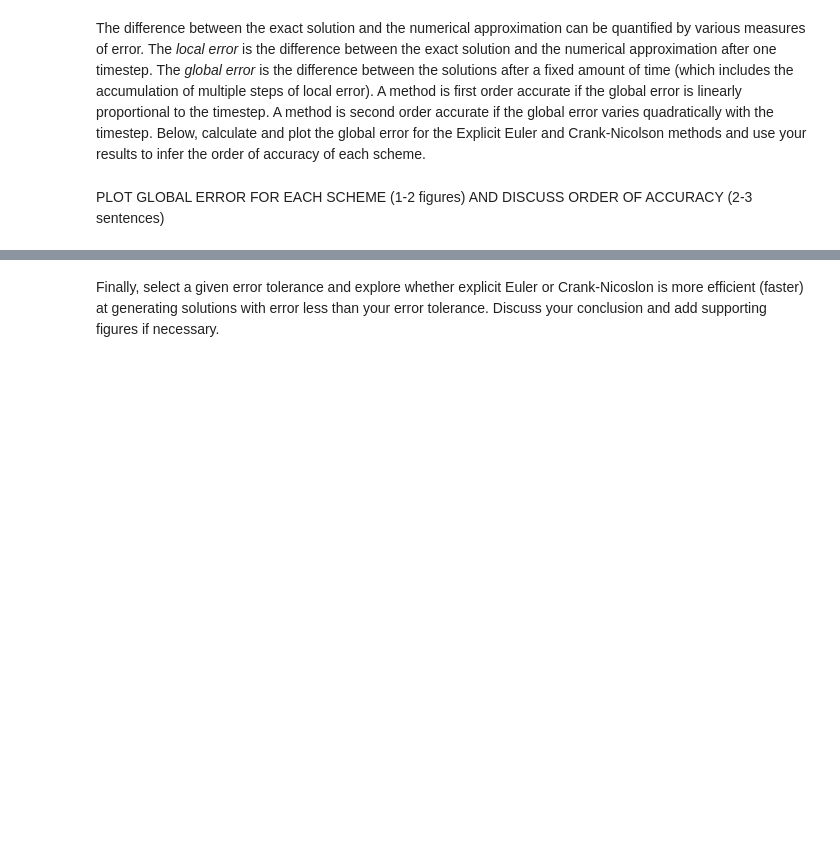
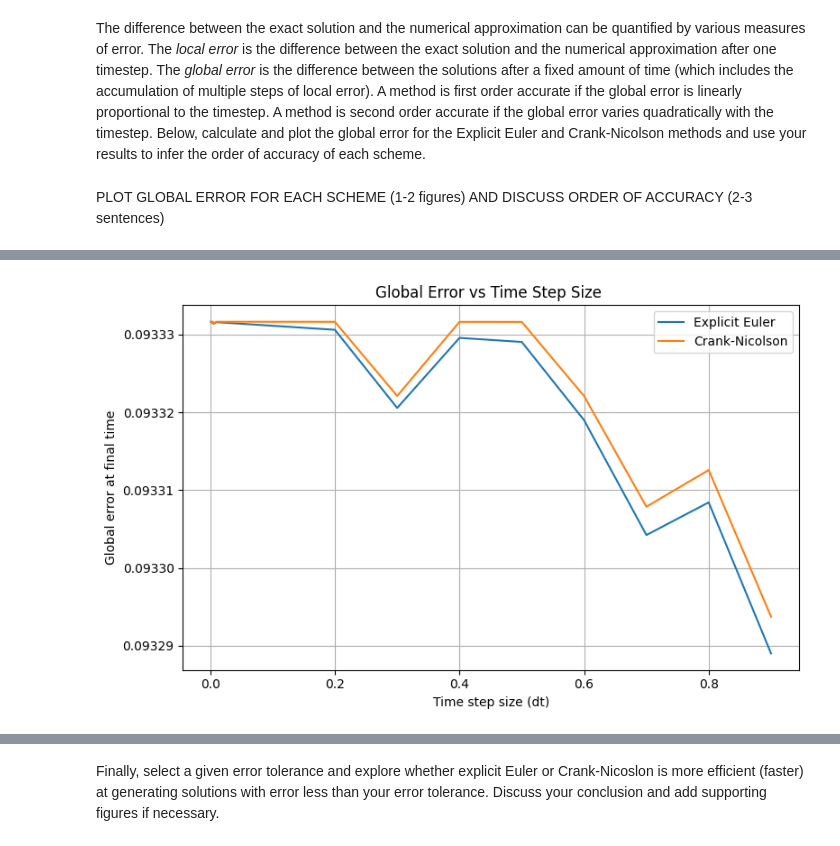
Before and after one commit to ifymedebem/QCES, a Jupyter notebook: Project1_numerical_methods.ipynb, the cells around one changed output, grey strips where cells are left out. Drawn from its saved outputs; the diff is of its cells as text; code cells hidden in the pictures; blank space fills up the shorter version.

```diff
--- a/Project1_numerical_methods.ipynb
+++ b/Project1_numerical_methods.ipynb
@@ -421,0 +342,71 @@ this is cn: [[0.01038216 0.01056947 0.01074242 ... 0.10423205 0.10431866 0.10440
+# %%
+import numpy as np
+import matplotlib.pyplot as plt
+import contextlib
+import io
+
+# Position Parameters
+x_start = -10
+x_end = 10
+nx = 100
+x = np.linspace(x_start, x_end, nx)  # Create a vector for x
+dx = x[1] - x[0]  # grid spacing
+
+#timestepping parameters
+t_start = 0  # start time
+t_end = 10  # end time
+nt = 1000  # number of timesteps
+t = np.linspace(t_start, t_end, nt)  # Create a vector of times
+
+def exact_solution(x, t, kappa):
+    x = x[:, np.newaxis]
+    t = np.array([t])[np.newaxis, :]
+    t = np.where(t == 0, 1e-10, t)
+    return (4 * np.pi * kappa * t)**(-0.5) * np.exp(-x**2 / (4 * kappa * t))
+
+def Explicit_Euler_Solution(x,dx,dt,kappa,t_end):
+    t = np.arange(0, t_end + dt, dt)
+    c_EE = EE(x, t, kappa)
+    return c_EE
+
+def Crank_Nicolson_Solution(x,dx,dt,kappa,t_end):
+    t = np.arange(0, t_end + dt, dt)
+    c_CN = CN(x, t, kappa)
+    return c_CN
+
+dt_values = [0.9,0.8,0.7,0.6,0.5,0.4,0.3,0.2,0.1,0.05,0.02,0.01,0.005,0.004,0.003,0.002,0.001]
+EE_Global_error = []
+CN_Global_error = []
+
+for dt in dt_values:
+    with contextlib.redirect_stdout(io.StringIO()):
+     c_EE = Explicit_Euler_Solution(x, dx, dt, kappa, t_end)
+     c_CN = Crank_Nicolson_Solution(x, dx, dt, kappa, t_end)
+    c_exact = exact_solution(x, t_end, kappa)
+
+    c_EE_final = c_EE[:, -1]
+    c_CN_final = c_CN[:, -1]
+
+
+    EE_Normal_Error= np.abs(c_exact - c_EE_final)
+    CN_Normal_Error= np.abs (c_exact - c_CN_final)
+    EE_Error= np.mean(EE_Normal_Error)
+    CN_Error= np.mean(CN_Normal_Error)
+
+    EE_Global_error.append(EE_Error)
+    CN_Global_error.append(CN_Error)
+
+
+# Plotting global error vs dt
+plt.figure(figsize=(8, 5))
+plt.plot(dt_values, EE_Global_error, label='Explicit Euler')
+plt.plot(dt_values, CN_Global_error, label='Crank-Nicolson')
+plt.xlabel('Time step size (dt)')
+plt.ylabel('Global error at final time')
+plt.title('Global Error vs Time Step Size ')
+plt.grid(True, which='both', linestyle='-')
+plt.legend()
+plt.tight_layout()
+plt.show()
+# %% [output]
+[figure, added]
```
Also changed, not shown: parts of 10 cells of this notebook.
